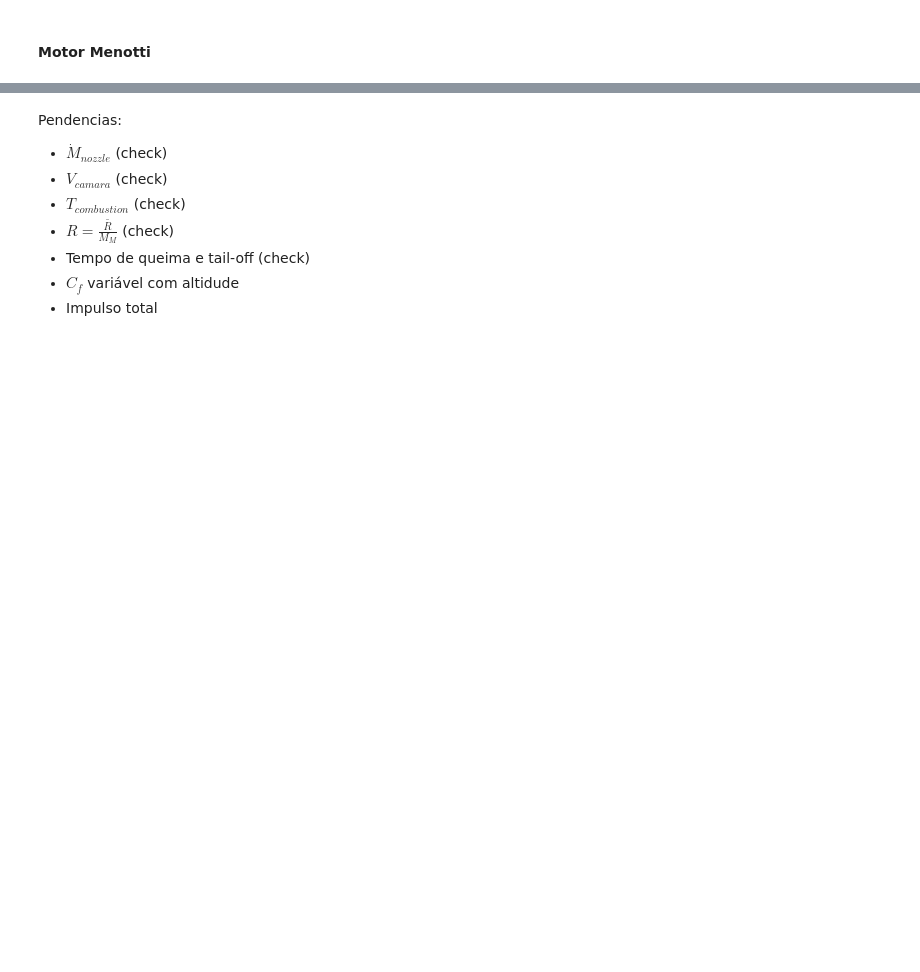
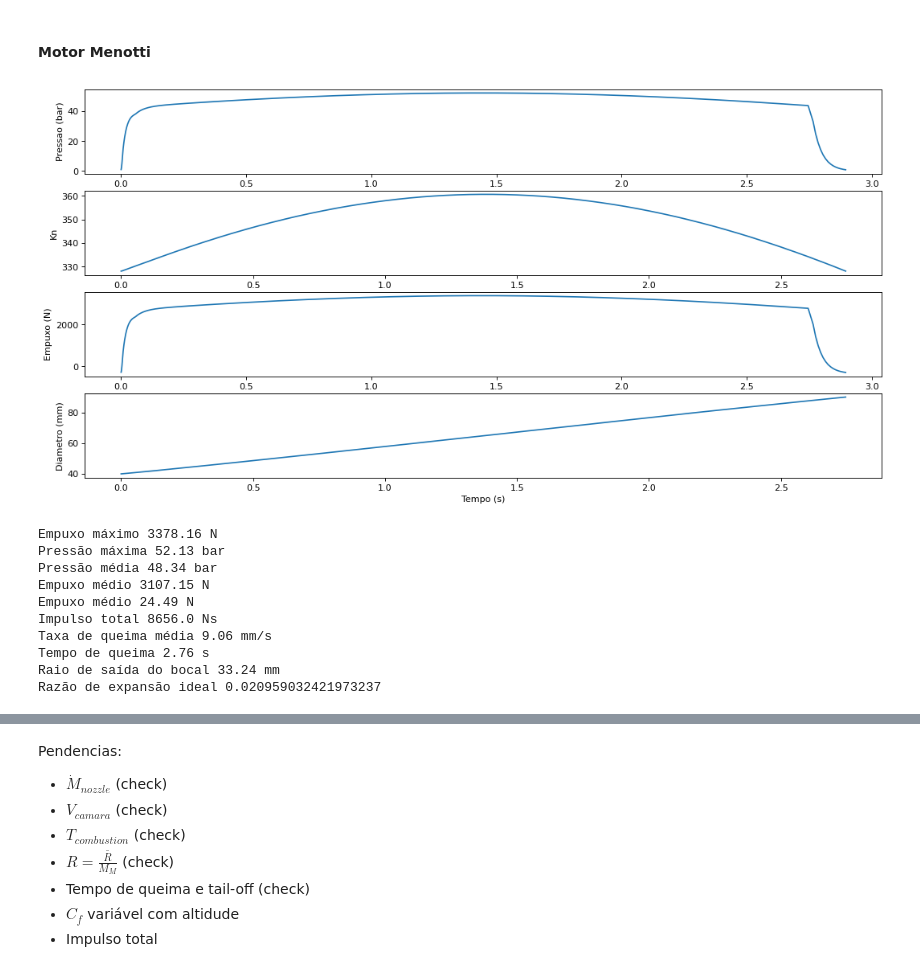
Before and after one commit to PatrickSampaioUSP/Propy, a Jupyter notebook: PropGoverningEquations.ipynb, the cells around one changed output, grey strips where cells are left out. Cells and saved outputs as stored; diff of their text form; code cells hidden in the pictures; blank space fills up the shorter version.

```diff
--- a/PropGoverningEquations.ipynb
+++ b/PropGoverningEquations.ipynb
@@ -51,14 +51,17 @@ class KnsbBurnrate:
 
     return pressure_coef*pressure**pressure_exponential_coef
 # %%
+from math import pi
+
 class Motor:
-  def __init__(self, r_throat, D0, d0, N, D_chamber, L=None):
+  def __init__(self, r_throat, D0, d0, N, D_chamber, L=None, nozzle_exit_radius=None):
     self.r_throat = r_throat
     self.d_ext = D0
     self.d_int = d0
     self.grain_number = N
     self.D_chamber = D_chamber
     self.l_grain = L/N if L else (3*self.d_ext + self.d_int)/2
+    self.nozzle_exit_radius = nozzle_exit_radius
 
   @property
   def throat_area(self):
@@ -75,6 +78,10 @@ class Motor:
   @property
   def chamber_volume(self):
     return self.chamber_length*math.pi*(self.D_chamber**2)/4
+
+  @property
+  def propelent_volume(self):
+    return (self.d_ext**2 - self.d_int**2)*self.chamber_length*math.pi
 # %%
 import math
 import numpy as np
@@ -193,16 +260,31 @@ def post_processing(y, motor):
 # %%
 r_throat = 12/1000                                    #Raio da garganta do bocal (m)
 D0 = 90./1000                                         #Diâmetro externo inicial (m)
 N = 5                                                 #Número de grãos
 d0 = 40./1000                                         #Diâmetro interno inicial (m)
 D_chamber = 104./1000                                 #Diâmetro interno da câmara (m)
 menotti = Motor(r_throat=r_throat,
                 D0=D0,
                 d0=d0,
                 N=N,
                 D_chamber=D_chamber)
 
 conditions = [menotti.d_int, menotti.l_grain, p_atm, m_prod_chamber]
-t = np.linspace(0,2.8,1000)
-y = solve(modelo, conditions, t, menotti)
-post_processing(y, menotti)
+t = np.linspace(0,2.8,100000)
+
+
+
+y = solve(modelo, conditions, 3, menotti)
+post_processing(y.y, y.t, menotti)
+# %% [output]
+[figure, added]
+Empuxo máximo 3378.16 N
+Pressão máxima 52.13 bar
+Pressão média 48.34 bar
+Empuxo médio 3107.15 N
+Empuxo médio 24.49 N
+Impulso total 8656.0 Ns
+Taxa de queima média 9.06 mm/s
+Tempo de queima 2.76 s
+Raio de saída do bocal 33.24 mm
+Razão de expansão ideal 0.020959032421973237
```
Also changed, not shown: parts of 6 cells of this notebook.
